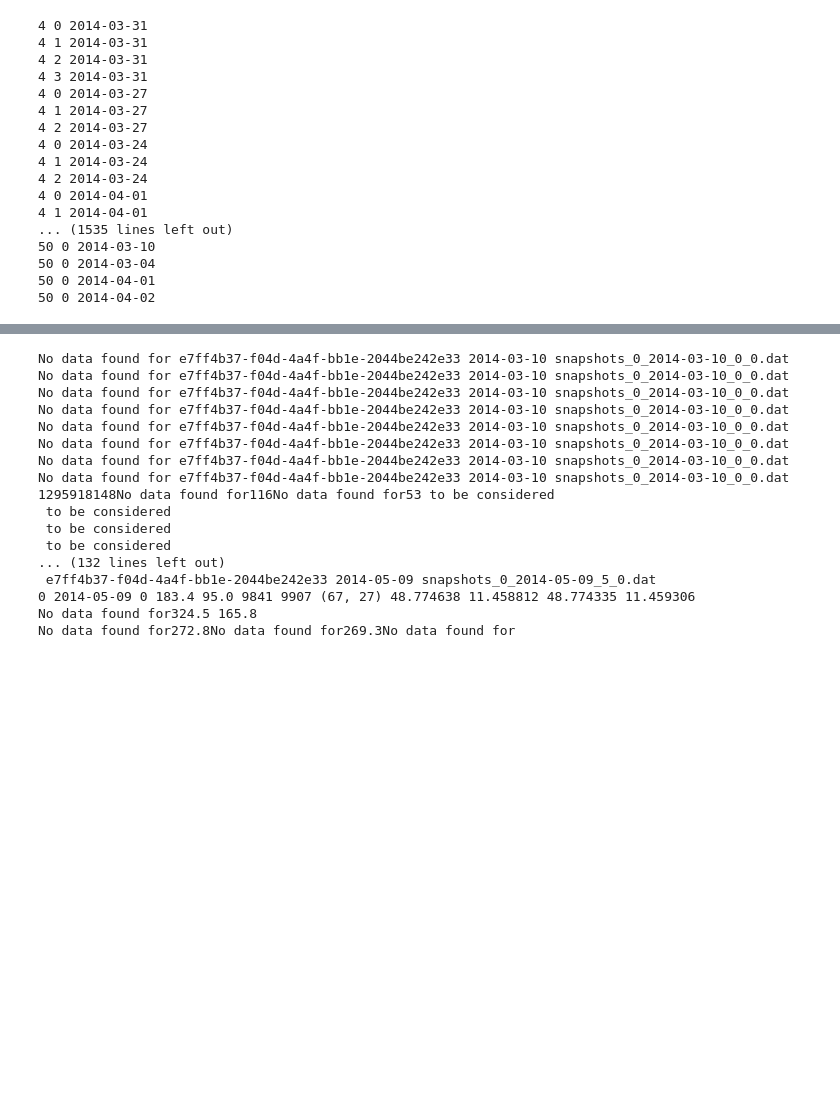
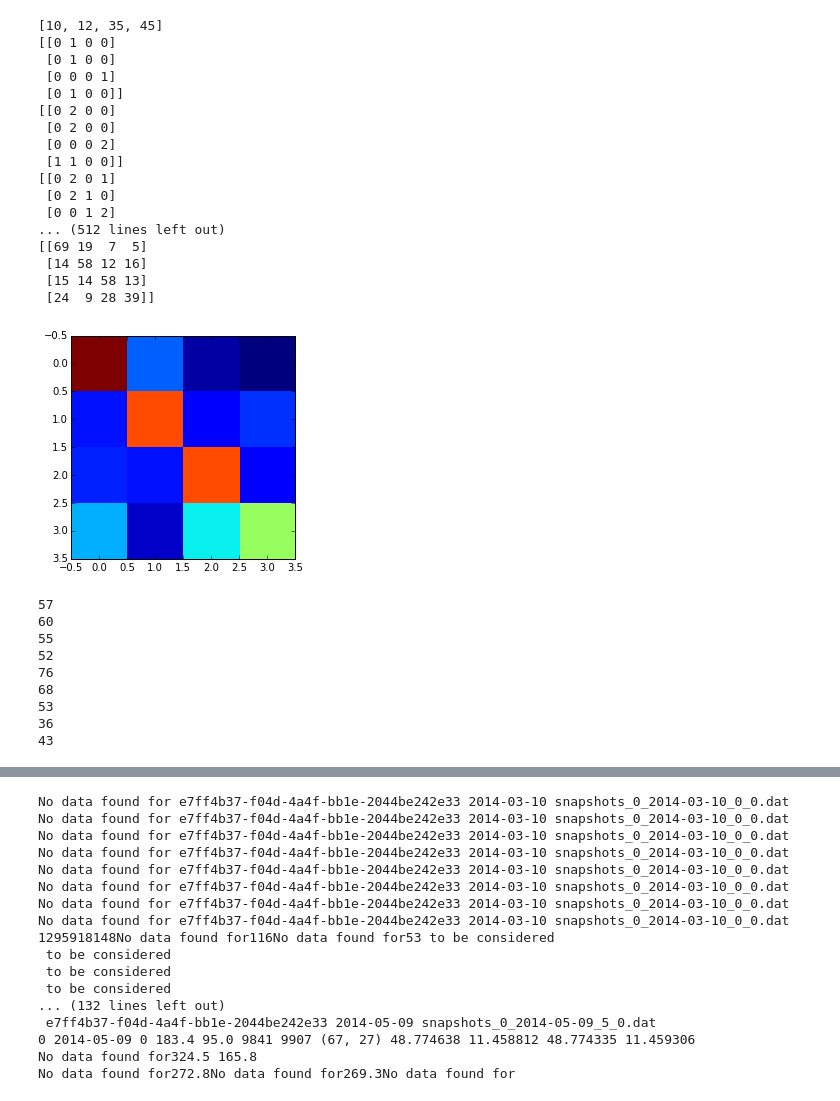
Before and after one commit to snap-stanford/series, a Jupyter notebook: Alignment.ipynb, the cells around one changed output, grey strips where cells are left out. Cells and saved outputs as stored; diff of their text form; code cells hidden in the pictures; blank space fills up the shorter version.

```diff
--- a/Alignment.ipynb
+++ b/Alignment.ipynb
@@ -433,3 +497,34 @@ with open('/dfs/scratch0/abhisg/granular_analysis/user_id') as fp:
+# %%
+#longer_dataframe = CreateDataFrame(lat=48.7880566803,long=11.3811085721,radius=400,heading_start=273.038461538,heading_end=355.841346154,heading_tol=20)
+#SaveDataFrame(longer_dataframe,'../longer_frame_'+str(48.7880566803)+'_'+str(11.3811085721)+'_'+str(273.038461538)+'_'+str(355.841346154))
+#longer_dataframe = LoadDataFrame('../longer_frame_48.7880566803_11.3811085721_273.038461538_355.841346154')
+#new_longer_dataframe = CreateAlignment(longer_dataframe)
+#SaveDataFrame(new_longer_dataframe,'../longer_data_frame_aligned.pkl')
+#features = ["Steer_Angle", "Velocity", "Heading","Steer_Velocity", "Brake", "Pedal", "X_Accel", "Y_Accel", "RPM"]
+#new_longer_dataframe = LoadDataFrame('../data/frame_data/longer_data_frame_aligned.pkl')
+#features = ["Steer_Angle", "Velocity","Steer_Velocity", "Brake", "Pedal", "X_Accel", "Y_Accel"]
+#matrix = FeaturesForClassifier(new_longer_dataframe,features,users=['45','10','12','35'])
+#pickle.dump(matrix,open('../data/DataForClassification_V4.pkl','w+'))
+ClassificationPipeline(loadfile=True,filename='../data/DataForClassification_V4.pkl')
+# %% [output]
+[10, 12, 35, 45]
+[[0 1 0 0]
+ [0 1 0 0]
+ [0 0 0 1]
+ [0 1 0 0]]
+[[0 2 0 0]
+ [0 2 0 0]
+ [0 0 0 2]
+ [1 1 0 0]]
+[[0 2 0 1]
+ [0 2 1 0]
+ [0 0 1 2]
+... (512 lines left out)
+[[69 19  7  5]
+ [14 58 12 16]
+ [15 14 58 13]
+ [24  9 28 39]]
+[figure, added]
 # %%
 turns = ['processed_frame_48.7751719849_11.4096909879_338.271903323_249.725075529.pkl',
         'processed_frame_48.7749571994_11.4171988121_181.069364162_89.4190751445.pkl',
@@ -444,14 +539,15 @@ turns = ['processed_frame_48.7751719849_11.4096909879_338.271903323_249.72507552
         'processed_frame_48.6277094167_11.586373679_188.828947368_281.530701754.pkl',
         'processed_frame_48.8179459032_11.7007614931_266.714285714_173.207373272.pkl',
         'processed_frame_48.7851406524_11.3903540143_235.352380952_323.757142857.pkl']
-new_superdf_list = []
-for turn in turns:
-    new_superdf_list.append(LoadDataFrame('../'+turn))
-vector = []
-features = ["Steer_Angle", "Velocity", "Heading","Steer_Velocity", "Brake", "Pedal", "X_Accel", "Y_Accel", "RPM"]
-for i in xrange(len(new_superdf_list)):
-    vector.append(FeaturesForClassifier(new_superdf_list[i],features,users=['6','45','50','4','15','10','12','35']))
-pickle.dump(vector,open('../DataForClassification_V2.pkl','w+'))
+#new_superdf_list = []
+for i in [0,1,2,3,4,6,7,8,10]:
+    df = LoadDataFrame('../'+turns[i])
+    print max(df['State'])
+#vector = []
+#features = ["Steer_Angle", "Velocity", "Heading","Steer_Velocity", "Brake", "Pedal", "X_Accel", "Y_Accel", "RPM"]
+#for i in xrange(len(new_superdf_list)):
+#    vector.append(FeaturesForClassifier(new_superdf_list[i],features,users=['6','45','50','4','15','10','12','35']))
+#pickle.dump(vector,open('../DataForClassification_V3.pkl','w+'))
 #(features,labels) = FeaturesForClassifier(superfd,featurecolumns)
 #features = LoadDataFrame('../ftrs.pkl')
 #labels = LoadDataFrame('../lbl.pkl')
@@ -459,20 +555,12 @@ pickle.dump(vector,open('../DataForClassification_V2.pkl','w+'))
 #ClassificationPipeline(superdf,filename='../classificationdata_random.pkl')
 #SaveDataFrame(np.column_stack((features,labels)),'../classificationdata.pkl')
 # %% [output]
-4 0 2014-03-31
-4 1 2014-03-31
-4 2 2014-03-31
-4 3 2014-03-31
-4 0 2014-03-27
-4 1 2014-03-27
-4 2 2014-03-27
-4 0 2014-03-24
-4 1 2014-03-24
-4 2 2014-03-24
-4 0 2014-04-01
-4 1 2014-04-01
-... (1535 lines left out)
-50 0 2014-03-10
-50 0 2014-03-04
-50 0 2014-04-01
-50 0 2014-04-02
+57
+60
+55
+52
+76
+68
+53
+36
+43
```
Also changed, not shown: parts of 6 cells of this notebook.
